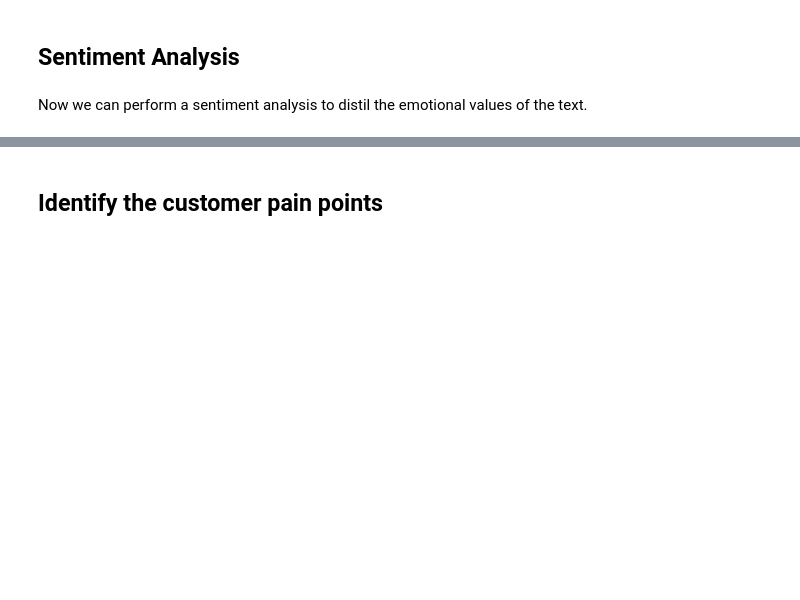
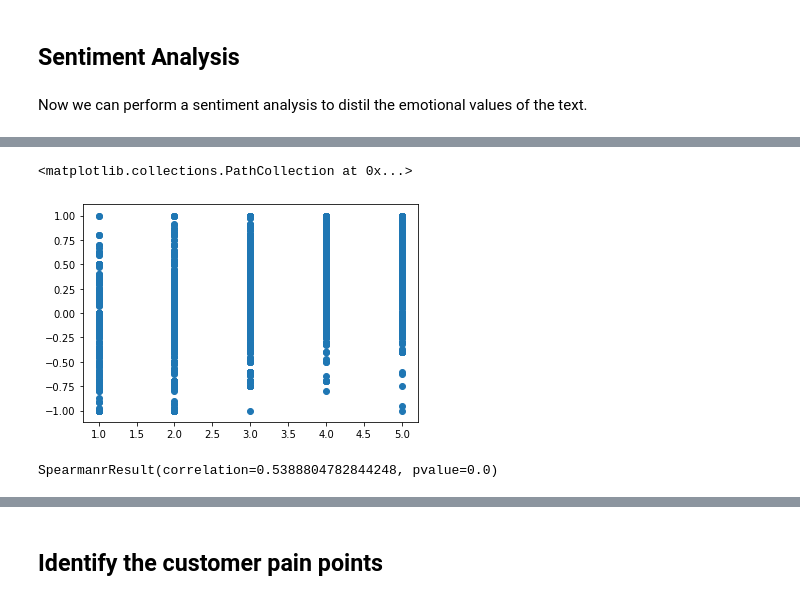
Before and after one commit to Muellar/HotelReviews, a Jupyter notebook: Hotel Reviews.ipynb, the cells around one changed output, grey strips where cells are left out. Drawn from its saved outputs; the diff is of its cells as text; code cells hidden in the pictures; blank space fills up the shorter version.

```diff
--- a/Hotel Reviews.ipynb
+++ b/Hotel Reviews.ipynb
@@ -90,0 +171,9 @@ The first statement was classified as very positive, which is plausible. But the
+# %%
+plt.scatter(HotelReview['reviews.rating'], HotelReview['Title.Pol'])
+# %% [output]
+<matplotlib.collections.PathCollection at 0x...>
+[figure, added]
+# %%
+print(spearmanr(HotelReview['reviews.rating'], HotelReview['Text.Pol']))
+# %% [output]
+SpearmanrResult(correlation=0.5388804782844248, pvalue=0.0)
```
Also changed, not shown: parts of 20 cells of this notebook.
